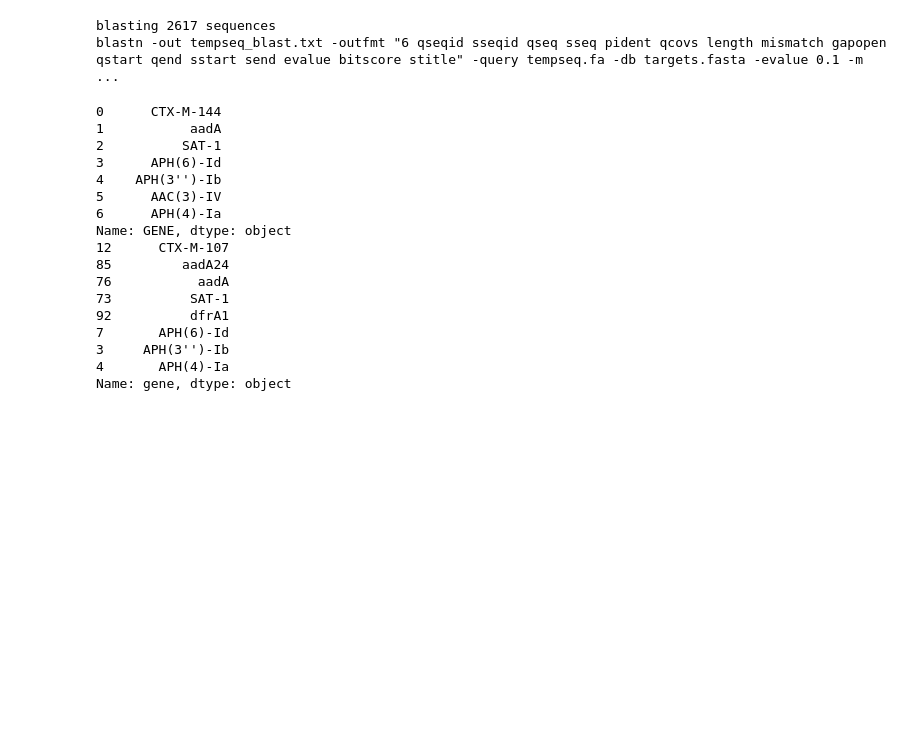
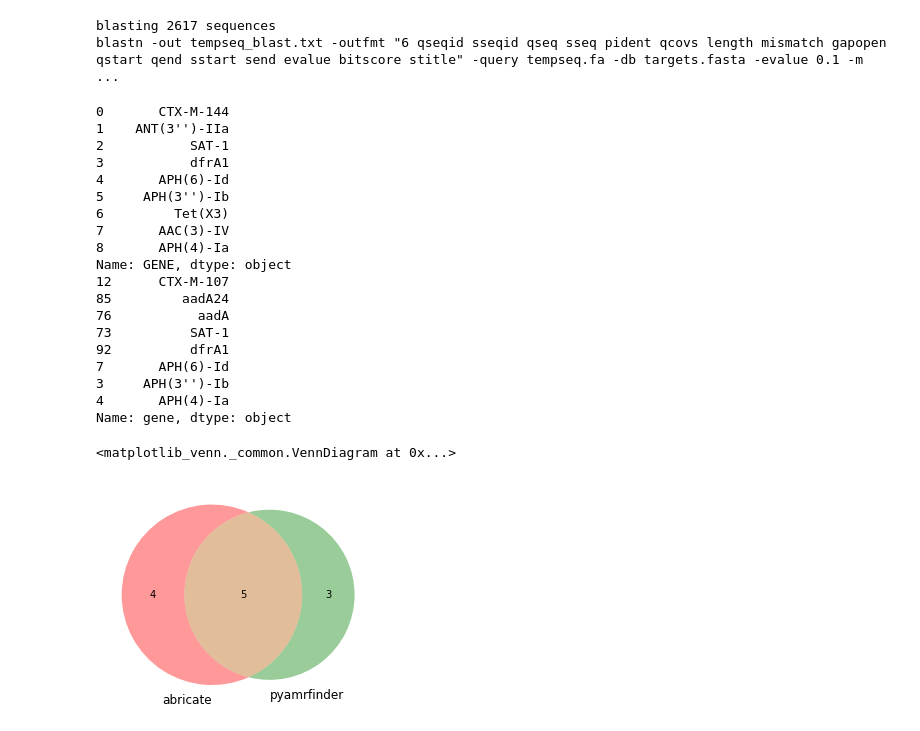
Before and after one commit to dmnfarrell/pathogenie, a Jupyter notebook: notebooks/testing.ipynb, the cells around one changed output. Drawn from its saved outputs; the diff is of its cells as text; code cells hidden in the pictures; blank space fills up the shorter version.

```diff
--- a/notebooks/testing.ipynb
+++ b/notebooks/testing.ipynb
@@ -246,21 +238,28 @@ blastn -out tempseq_blast.txt -outfmt "6 qseqid sseqid qseq sseq pident qcovs le
 # %%
 print (x.GENE)
 print (y.gene)
+
+from matplotlib_venn import venn2
+venn2([set(x.GENE),set(y.gene)],['abricate','pyamrfinder'])
 # %% [output]
-0      CTX-M-144
-1           aadA
-2          SAT-1
-3      APH(6)-Id
-4    APH(3'')-Ib
-5      AAC(3)-IV
-6      APH(4)-Ia
+0       CTX-M-144
+1    ANT(3'')-IIa
+2           SAT-1
+3           dfrA1
+4       APH(6)-Id
+5     APH(3'')-Ib
+6         Tet(X3)
+7       AAC(3)-IV
+8       APH(4)-Ia
 Name: GENE, dtype: object
 12      CTX-M-107
 85         aadA24
 76           aadA
 73          SAT-1
 92          dfrA1
 7       APH(6)-Id
 3     APH(3'')-Ib
 4       APH(4)-Ia
 Name: gene, dtype: object
+<matplotlib_venn._common.VennDiagram at 0x...>
+[figure, added]
```
Also changed, not shown: parts of 6 cells of this notebook, 2 other files.
